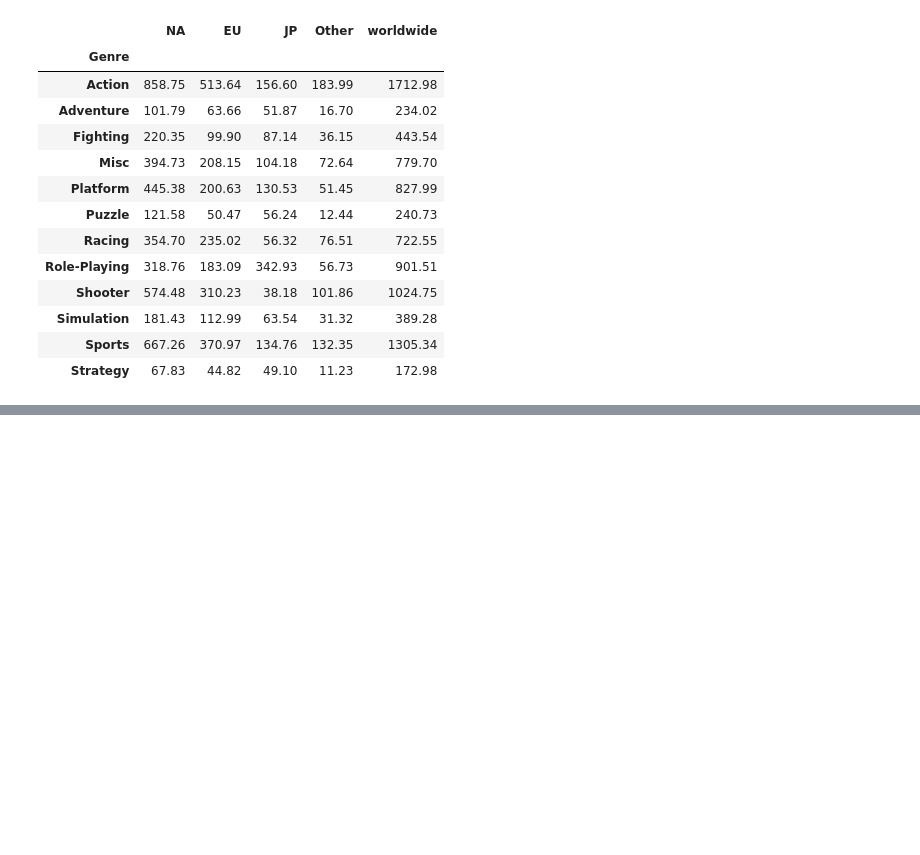
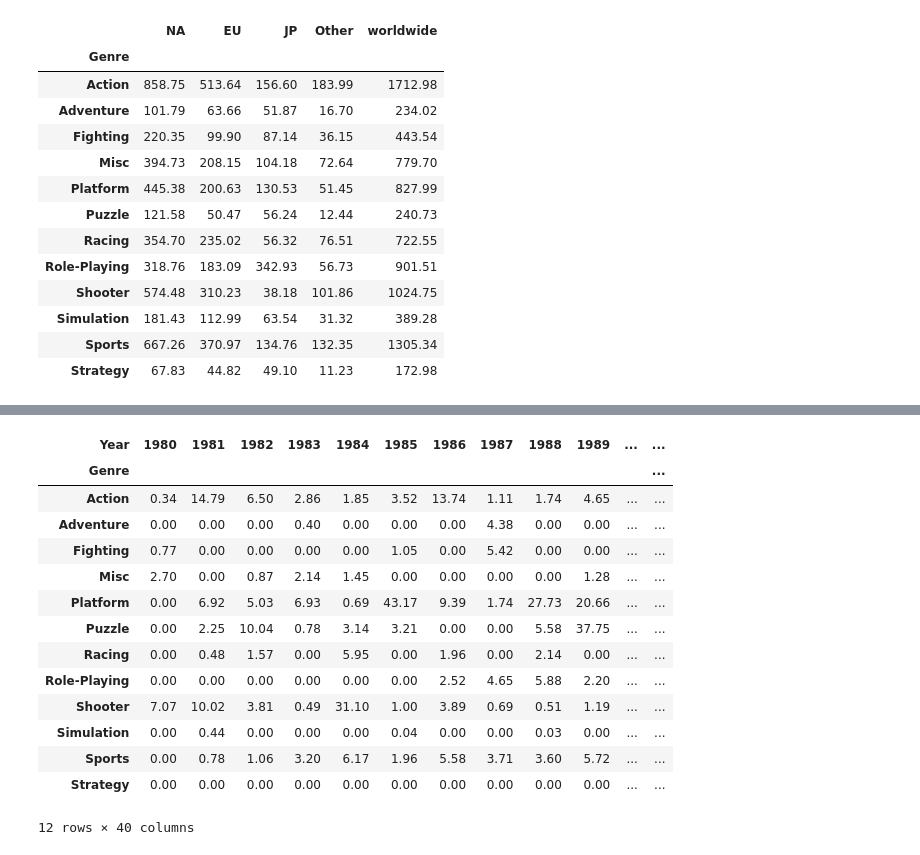
Before and after one commit to jennifer060697/AI15_Project, a Jupyter notebook: project 1 _ games.ipynb, the cells around one changed output, grey strips where cells are left out. Drawn from its saved outputs; the diff is of its cells as text; code cells hidden in the pictures; blank space fills up the shorter version.

```diff
--- a/project 1 _ games.ipynb
+++ b/project 1 _ games.ipynb
@@ -315,0 +313,18 @@ plt.show()
+# %%
+df1_worldwide_pivot
+# %% [output]
+| Year | 1980 | 1981 | 1982 | 1983 | 1984 | 1985 | 1986 | 1987 | 1988 | 1989 | ... | ... |
+| Genre |  |  |  |  |  |  |  |  |  |  |  | ... |
+| Action | 0.34 | 14.79 | 6.50 | 2.86 | 1.85 | 3.52 | 13.74 | 1.11 | 1.74 | 4.65 | ... | ... |
+| Adventure | 0.00 | 0.00 | 0.00 | 0.40 | 0.00 | 0.00 | 0.00 | 4.38 | 0.00 | 0.00 | ... | ... |
+| Fighting | 0.77 | 0.00 | 0.00 | 0.00 | 0.00 | 1.05 | 0.00 | 5.42 | 0.00 | 0.00 | ... | ... |
+| Misc | 2.70 | 0.00 | 0.87 | 2.14 | 1.45 | 0.00 | 0.00 | 0.00 | 0.00 | 1.28 | ... | ... |
+| Platform | 0.00 | 6.92 | 5.03 | 6.93 | 0.69 | 43.17 | 9.39 | 1.74 | 27.73 | 20.66 | ... | ... |
+| Puzzle | 0.00 | 2.25 | 10.04 | 0.78 | 3.14 | 3.21 | 0.00 | 0.00 | 5.58 | 37.75 | ... | ... |
+| Racing | 0.00 | 0.48 | 1.57 | 0.00 | 5.95 | 0.00 | 1.96 | 0.00 | 2.14 | 0.00 | ... | ... |
+| Role-Playing | 0.00 | 0.00 | 0.00 | 0.00 | 0.00 | 0.00 | 2.52 | 4.65 | 5.88 | 2.20 | ... | ... |
+| Shooter | 7.07 | 10.02 | 3.81 | 0.49 | 31.10 | 1.00 | 3.89 | 0.69 | 0.51 | 1.19 | ... | ... |
+| Simulation | 0.00 | 0.44 | 0.00 | 0.00 | 0.00 | 0.04 | 0.00 | 0.00 | 0.03 | 0.00 | ... | ... |
+| Sports | 0.00 | 0.78 | 1.06 | 3.20 | 6.17 | 1.96 | 5.58 | 3.71 | 3.60 | 5.72 | ... | ... |
+| Strategy | 0.00 | 0.00 | 0.00 | 0.00 | 0.00 | 0.00 | 0.00 | 0.00 | 0.00 | 0.00 | ... | ... |
+12 rows × 40 columns
```
Also changed, not shown: parts of 12 cells of this notebook.
